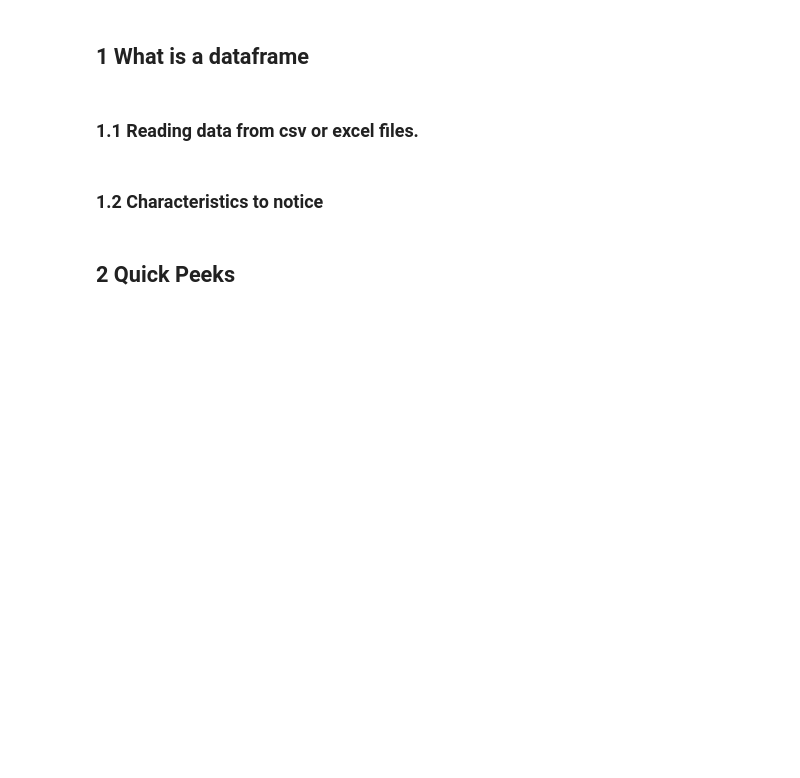
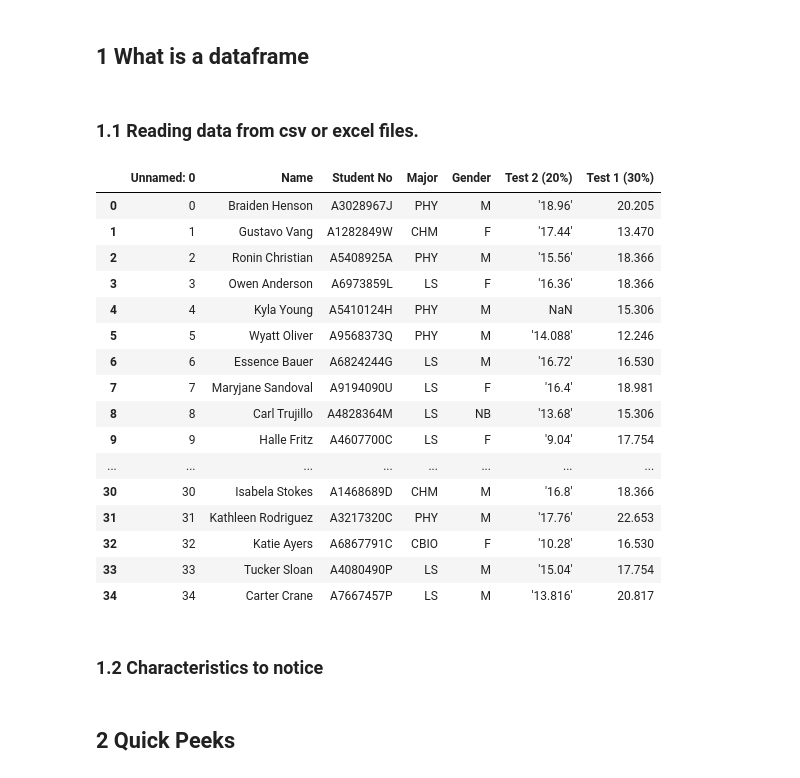
Before and after one commit to SPS-SP2273/learning-portfolio-shawn1368, a Jupyter notebook: pandas/pandas_(need).ipynb, the cells around one changed output. Cells and saved outputs as stored; diff of their text form; code cells hidden in the pictures; blank space fills up the shorter version.

```diff
--- a/pandas/pandas_(need).ipynb
+++ b/pandas/pandas_(need).ipynb
@@ -16,3 +16,27 @@ import seaborn as sns
+# %%
+
+# Your code here
+df_class = pd.read_excel("dummy-class-1-of-2.xlsx", skiprows = 1)
+# %%
+df_class
+# %% [output]
+|  | Unnamed: 0 | Name | Student No | Major | Gender | Test 2 (20%) | Test 1 (30%) |
+| 0 | 0 | Braiden Henson | A3028967J | PHY | M | '18.96' | 20.205 |
+| 1 | 1 | Gustavo Vang | A1282849W | CHM | F | '17.44' | 13.470 |
+| 2 | 2 | Ronin Christian | A5408925A | PHY | M | '15.56' | 18.366 |
+| 3 | 3 | Owen Anderson | A6973859L | LS | F | '16.36' | 18.366 |
+| 4 | 4 | Kyla Young | A5410124H | PHY | M | NaN | 15.306 |
+| 5 | 5 | Wyatt Oliver | A9568373Q | PHY | M | '14.088' | 12.246 |
+| 6 | 6 | Essence Bauer | A6824244G | LS | M | '16.72' | 16.530 |
+| 7 | 7 | Maryjane Sandoval | A9194090U | LS | F | '16.4' | 18.981 |
+| 8 | 8 | Carl Trujillo | A4828364M | LS | NB | '13.68' | 15.306 |
+| 9 | 9 | Halle Fritz | A4607700C | LS | F | '9.04' | 17.754 |
+| ... | ... | ... | ... | ... | ... | ... | ... |
+| 30 | 30 | Isabela Stokes | A1468689D | CHM | M | '16.8' | 18.366 |
+| 31 | 31 | Kathleen Rodriguez | A3217320C | PHY | M | '17.76' | 22.653 |
+| 32 | 32 | Katie Ayers | A6867791C | CBIO | F | '10.28' | 16.530 |
+| 33 | 33 | Tucker Sloan | A4080490P | LS | M | '15.04' | 17.754 |
+| 34 | 34 | Carter Crane | A7667457P | LS | M | '13.816' | 20.817 |
 # %% [markdown]
 ### 1.2 Characteristics to notice
 # %%
```
Also changed, not shown: parts of 64 cells of this notebook.
